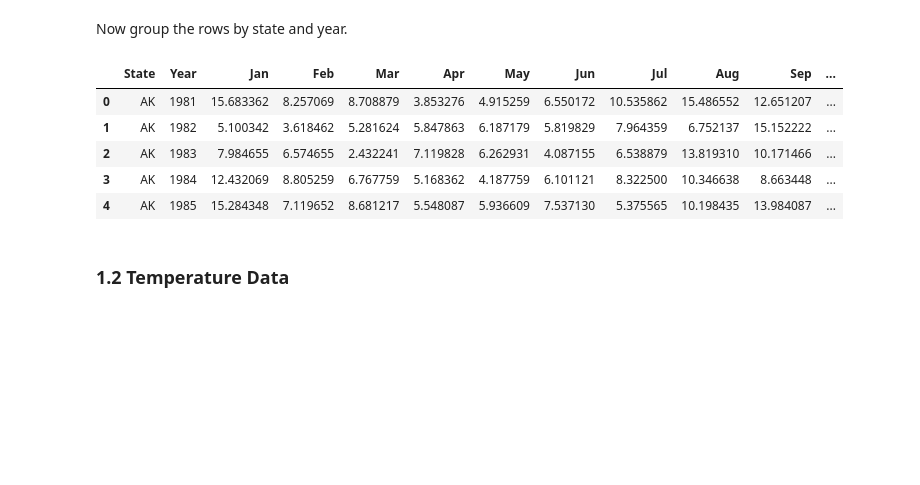
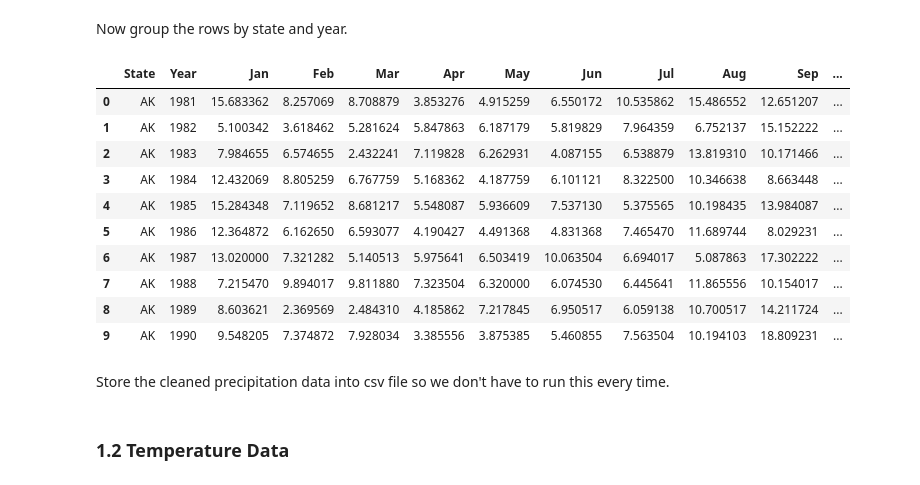
Before and after one commit to dwang953/109-Project, a Jupyter notebook: What's_the_Price_of_Wheat.ipynb, the cells around one changed output. Cells and saved outputs as stored; diff of their text form; code cells hidden in the pictures; blank space fills up the shorter version.

```diff
--- a/What's_the_Price_of_Wheat.ipynb
+++ b/What's_the_Price_of_Wheat.ipynb
@@ -26,8 +30,8 @@ We will be using precipitation, temperature, [fill in additional features here]
 # %% [markdown]
 ### 1.1 Precipitation Data
 # %%
-dirtyprecdf=pd.read_csv("stationprec.csv")
-dirtyprecdf.head()
+dirtyprecdf=pd.read_csv("data/stationprec.csv")
+dirtyprecdf.head(10)
 # %% [output]
 |  | Station ID | Year | Jan | Feb | March | April | May | June | July | August | ... |
 | 0 | AQC00914000 | 1981 | 4279 | 3745 | 10762 | 6067 | 4096 | 3606 | 6203 | 5292 | ... |
@@ -69,7 +78,7 @@ See the the caveats in the documentation: http://pandas.pydata.org/pandas-docs/s
 # %% [markdown]
 Station IDs aren't really helpful to us, and instead we want to convert this to the states that each station is in.
 # %%
-statiddf=pd.read_csv("statid.csv")
+statiddf=pd.read_csv("data/statid.csv")
 statiddf=statiddf[['Station ID', 'State']]
 statid={}
 for index, row in statiddf.iterrows():
@@ -107,11 +116,18 @@ precdf.head()
 Now group the rows by state and year.
 # %%
 prec_grouped = precdf.groupby(['State','Year']).mean().reset_index()
-prec_grouped.head()
+prec_grouped.head(10)
 # %% [output]
 |  | State | Year | Jan | Feb | Mar | Apr | May | Jun | Jul | Aug | Sep | ... |
 | 0 | AK | 1981 | 15.683362 | 8.257069 | 8.708879 | 3.853276 | 4.915259 | 6.550172 | 10.535862 | 15.486552 | 12.651207 | ... |
 | 1 | AK | 1982 | 5.100342 | 3.618462 | 5.281624 | 5.847863 | 6.187179 | 5.819829 | 7.964359 | 6.752137 | 15.152222 | ... |
 | 2 | AK | 1983 | 7.984655 | 6.574655 | 2.432241 | 7.119828 | 6.262931 | 4.087155 | 6.538879 | 13.819310 | 10.171466 | ... |
 | 3 | AK | 1984 | 12.432069 | 8.805259 | 6.767759 | 5.168362 | 4.187759 | 6.101121 | 8.322500 | 10.346638 | 8.663448 | ... |
 | 4 | AK | 1985 | 15.284348 | 7.119652 | 8.681217 | 5.548087 | 5.936609 | 7.537130 | 5.375565 | 10.198435 | 13.984087 | ... |
+| 5 | AK | 1986 | 12.364872 | 6.162650 | 6.593077 | 4.190427 | 4.491368 | 4.831368 | 7.465470 | 11.689744 | 8.029231 | ... |
+| 6 | AK | 1987 | 13.020000 | 7.321282 | 5.140513 | 5.975641 | 6.503419 | 10.063504 | 6.694017 | 5.087863 | 17.302222 | ... |
+| 7 | AK | 1988 | 7.215470 | 9.894017 | 9.811880 | 7.323504 | 6.320000 | 6.074530 | 6.445641 | 11.865556 | 10.154017 | ... |
+| 8 | AK | 1989 | 8.603621 | 2.369569 | 2.484310 | 4.185862 | 7.217845 | 6.950517 | 6.059138 | 10.700517 | 14.211724 | ... |
+| 9 | AK | 1990 | 9.548205 | 7.374872 | 7.928034 | 3.385556 | 3.875385 | 5.460855 | 7.563504 | 10.194103 | 18.809231 | ... |
+# %% [markdown]
+Store the cleaned precipitation data into csv file so we don't have to run this every time.
```
Also changed, not shown: parts of 49 cells of this notebook, 18 other files.
